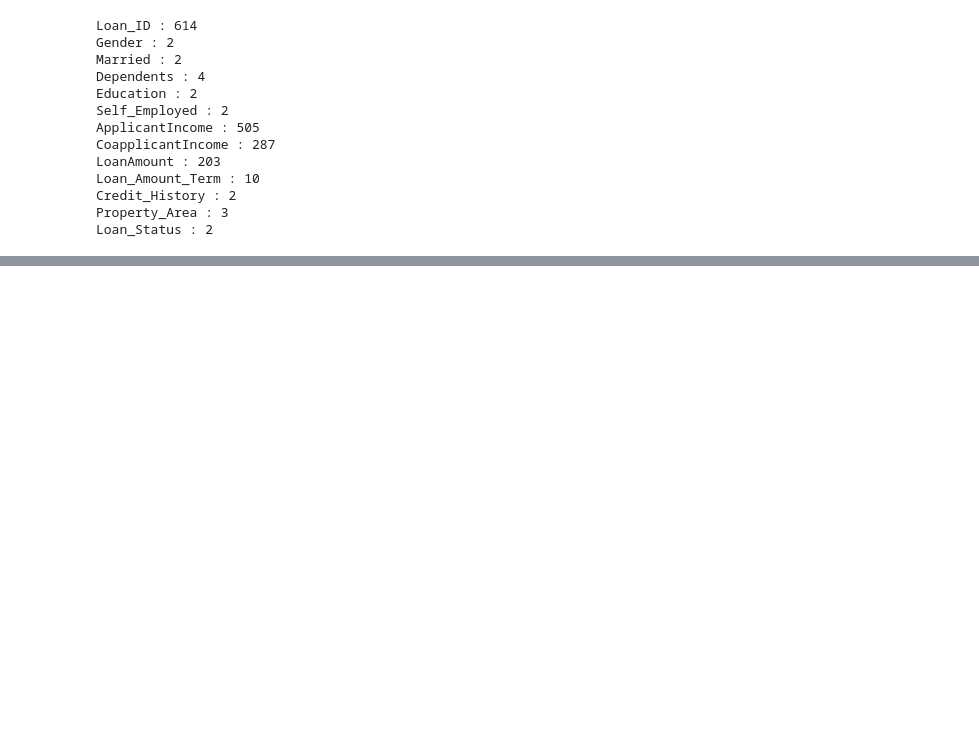
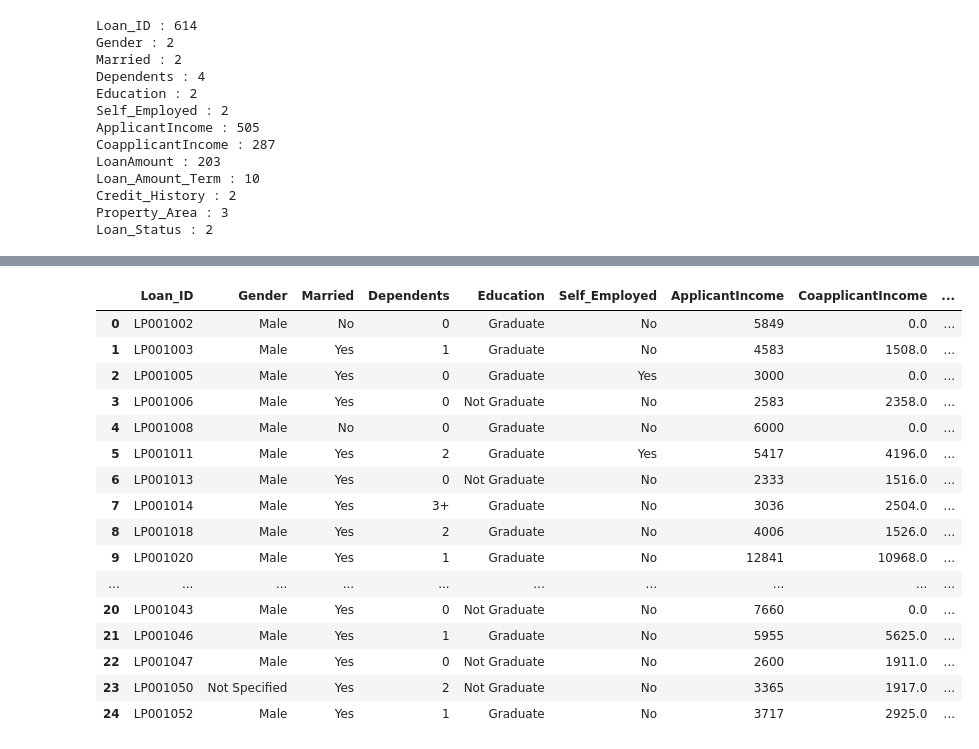
Before and after one commit to spa542/DSCI470, a Jupyter notebook: Project_2_Loan_Prediction_Dataset/Loan_Prediction_Dataset_Playground.ipynb, the cells around one changed output, grey strips where cells are left out. Cells and saved outputs as stored; diff of their text form; code cells hidden in the pictures; blank space fills up the shorter version.

Commit message:
Added some preliminary questions and data cleaning

```diff
--- a/Project_2_Loan_Prediction_Dataset/Loan_Prediction_Dataset_Playground.ipynb
+++ b/Project_2_Loan_Prediction_Dataset/Loan_Prediction_Dataset_Playground.ipynb
@@ -75,0 +94,32 @@ Loan_Status : 2
+# %%
+# CLEANING DATA
+# Fix up some of the data to be of the correct decimal place
+# First fix the loan amount in thousands
+# lp_df['LoanAmount'] = lp_df['LoanAmount'] * 1000 ******TODO
+# Replace the NAN values in each column
+lp_df['Gender'] = lp_df['Gender'].fillna('Not Specified')
+lp_df['Married'] = lp_df['Married'].fillna('Not Specified')
+lp_df['Dependents'] = lp_df['Dependents'].fillna(0)
+lp_df['Self_Employed'] = lp_df['Self_Employed'].fillna('No')
+lp_df['LoanAmount'] = lp_df['LoanAmount'].fillna(0)
+lp_df['Loan_Amount_Term'] = lp_df['Loan_Amount_Term'].fillna('Not Specified')
+lp_df['Credit_History'] = lp_df['Credit_History'].fillna(-1)
+lp_df.head(25)
+# %% [output]
+|  | Loan_ID | Gender | Married | Dependents | Education | Self_Employed | ApplicantIncome | CoapplicantIncome | ... |
+| 0 | LP001002 | Male | No | 0 | Graduate | No | 5849 | 0.0 | ... |
+| 1 | LP001003 | Male | Yes | 1 | Graduate | No | 4583 | 1508.0 | ... |
+| 2 | LP001005 | Male | Yes | 0 | Graduate | Yes | 3000 | 0.0 | ... |
+| 3 | LP001006 | Male | Yes | 0 | Not Graduate | No | 2583 | 2358.0 | ... |
+| 4 | LP001008 | Male | No | 0 | Graduate | No | 6000 | 0.0 | ... |
+| 5 | LP001011 | Male | Yes | 2 | Graduate | Yes | 5417 | 4196.0 | ... |
+| 6 | LP001013 | Male | Yes | 0 | Not Graduate | No | 2333 | 1516.0 | ... |
+| 7 | LP001014 | Male | Yes | 3+ | Graduate | No | 3036 | 2504.0 | ... |
+| 8 | LP001018 | Male | Yes | 2 | Graduate | No | 4006 | 1526.0 | ... |
+| 9 | LP001020 | Male | Yes | 1 | Graduate | No | 12841 | 10968.0 | ... |
+| ... | ... | ... | ... | ... | ... | ... | ... | ... | ... |
+| 20 | LP001043 | Male | Yes | 0 | Not Graduate | No | 7660 | 0.0 | ... |
+| 21 | LP001046 | Male | Yes | 1 | Graduate | No | 5955 | 5625.0 | ... |
+| 22 | LP001047 | Male | Yes | 0 | Not Graduate | No | 2600 | 1911.0 | ... |
+| 23 | LP001050 | Not Specified | Yes | 2 | Not Graduate | No | 3365 | 1917.0 | ... |
+| 24 | LP001052 | Male | Yes | 1 | Graduate | No | 3717 | 2925.0 | ... |
```
Also changed, not shown: parts of 6 cells of this notebook.
